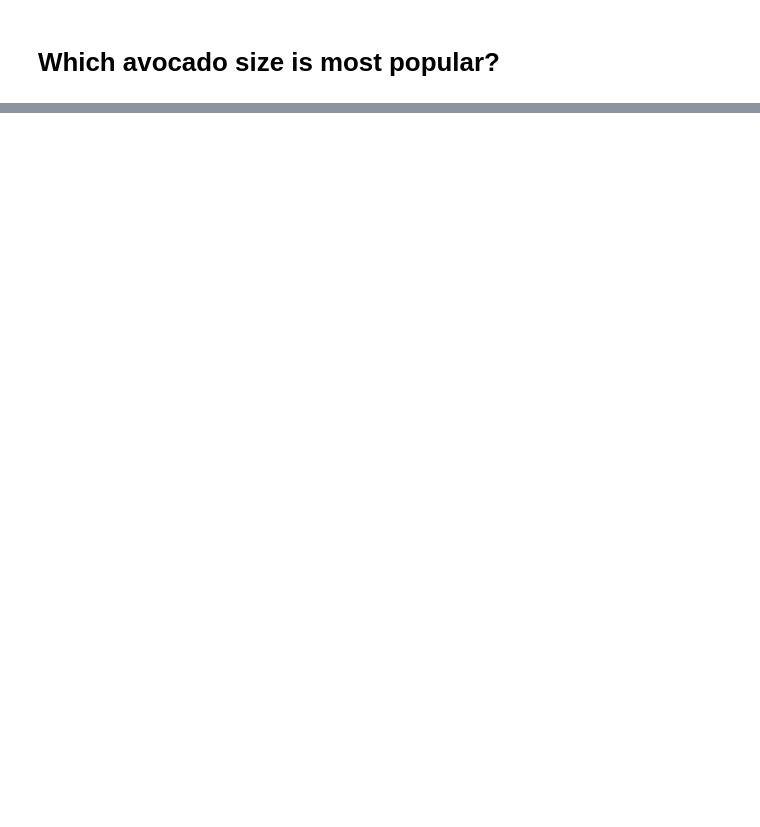
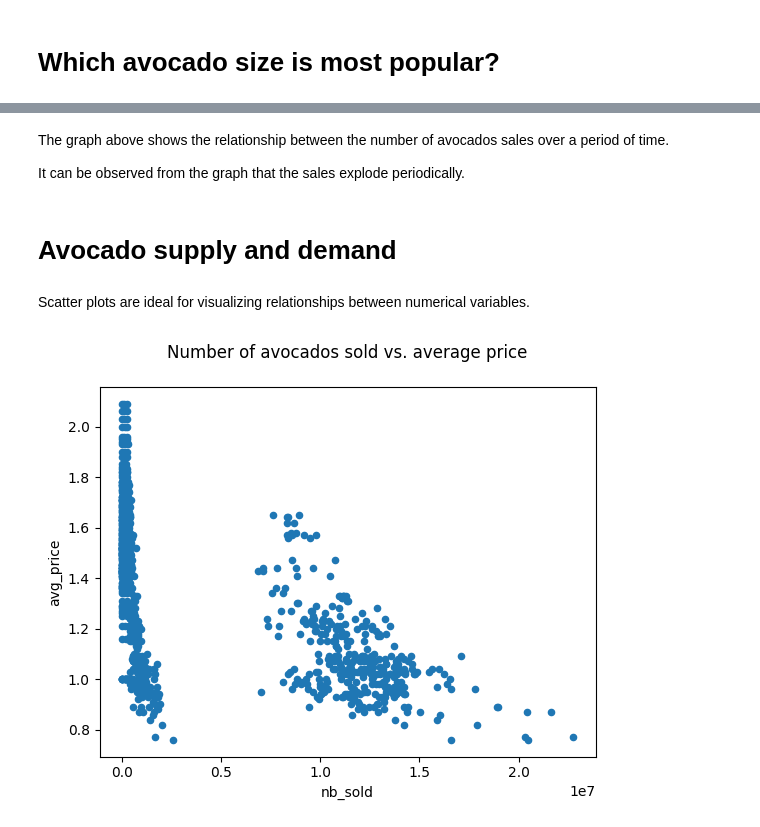
Before and after one commit to gustavo-plc/dataScience, a Jupyter notebook: data_visualization.ipynb, the cells around one changed output, grey strips where cells are left out. Saved outputs shown, nothing was run; the diff lists cells and outputs as text; code cells hidden in the pictures; blank space fills up the shorter version.

```diff
--- a/data_visualization.ipynb
+++ b/data_visualization.ipynb
@@ -37,0 +56,16 @@ NameError: name '____' is not defined
+# %% [markdown]
+The graph above shows the relationship between the number of avocados sales over a period of time.
+
+It can be observed from the graph that the sales explode periodically.
+# %% [markdown]
+# **Avocado supply and demand**
+# %% [markdown]
+Scatter plots are ideal for visualizing relationships between numerical variables.
+# %%
+# Scatter plot of avg_price vs. nb_sold with title
+avocados.plot(x = 'nb_sold', y = 'avg_price', kind = 'scatter', title = 'Number of avocados sold vs. average price\n')
+
+# Show the plot
+plt.show()
+# %% [output]
+[figure, added]
```
Also changed, not shown: parts of 12 cells of this notebook.
